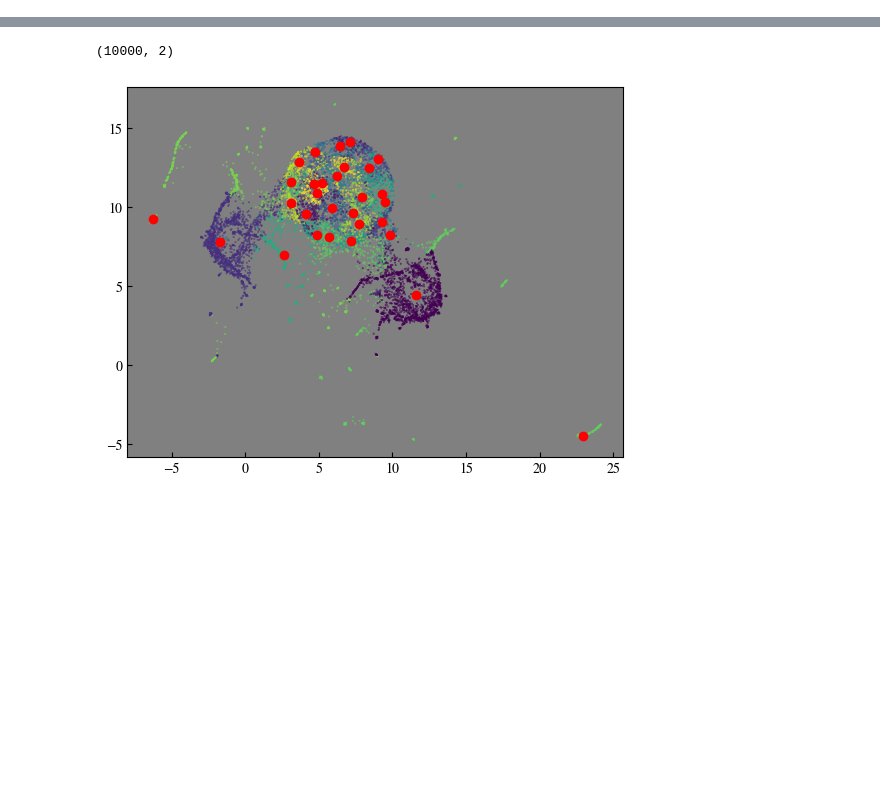
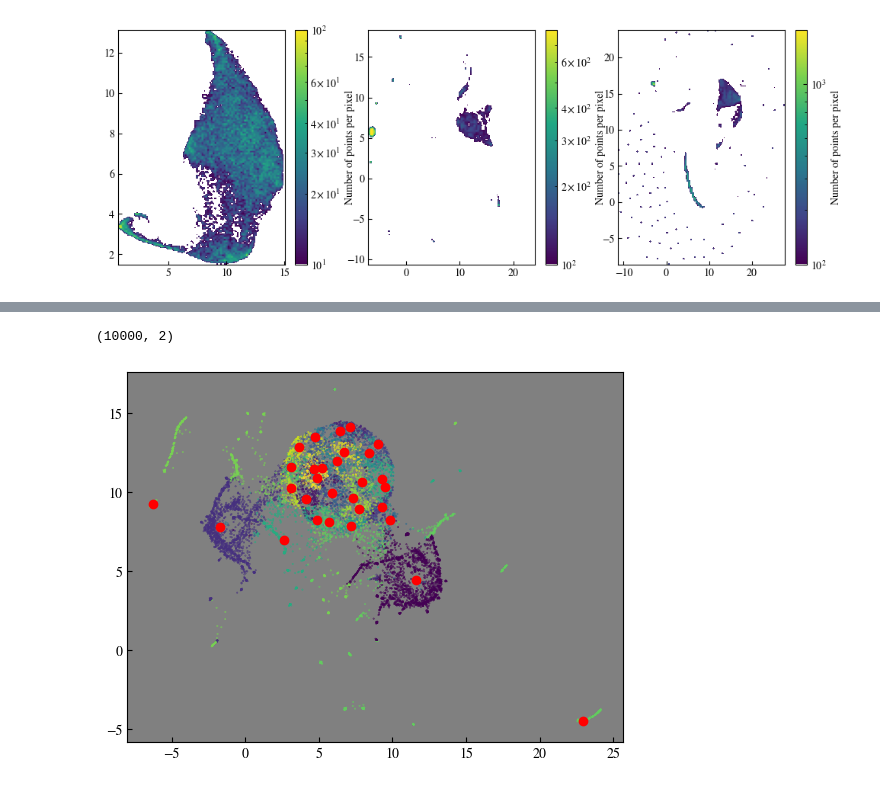
Before and after one commit to HugoLeRoy94/ClusterAnalysis, a Jupyter notebook: notebooks/toy_model/04_UMAP.ipynb, the cells around one changed output, grey strips where cells are left out. Cells and saved outputs as stored; diff of their text form; code cells hidden in the pictures; blank space fills up the shorter version.

```diff
--- a/notebooks/toy_model/04_UMAP.ipynb
+++ b/notebooks/toy_model/04_UMAP.ipynb
@@ -14,3 +16,22 @@ sys.path.append('../../')
 import src.viz
 
 #sns.set(style="white", context="notebook")
+# %%
+names = ['only_persistent','stereotypes2','stereotypes4']
+data,indices = list(),list()
+embs= list()
+cluster_centers=list()
+for name in names:
+    data.append(np.load('../../data/toy_model/processed/umap_points_'+name+'.npy'))
+    indices.append(np.load('../../data/toy_model/processed/umap_indices_'+name+'.npy'))
+    with open('../../data/toy_model/processed/embedding_'+name+'.pkl', "rb") as f:
+        embs.append(pickle.load(f))
+    cluster_centers.append(np.load('../../data/toy_model/processed/umap_centers_'+name+'.npy'))
+# %%
+fig,ax = plt.subplots(ncols=3,figsize=(12,4),subplot_kw={'projection':'scatter_density'})
+norms = [LogNorm(vmin =10 ,vmax=100),LogNorm(vmin = 100,vmax=800),LogNorm(vmin = 100,vmax=2000)]
+dpis = [50,50,50]
+for i in range(3):
+    src.viz.use_mpl_scatter_density(fig,data[i][:,0],data[i][:,1],ax=ax[i],dpi=dpis[i],norm=norms[i])
+# %% [output]
+[figure, added]
```
Also changed, not shown: parts of 3 cells of this notebook, 10 other files.
